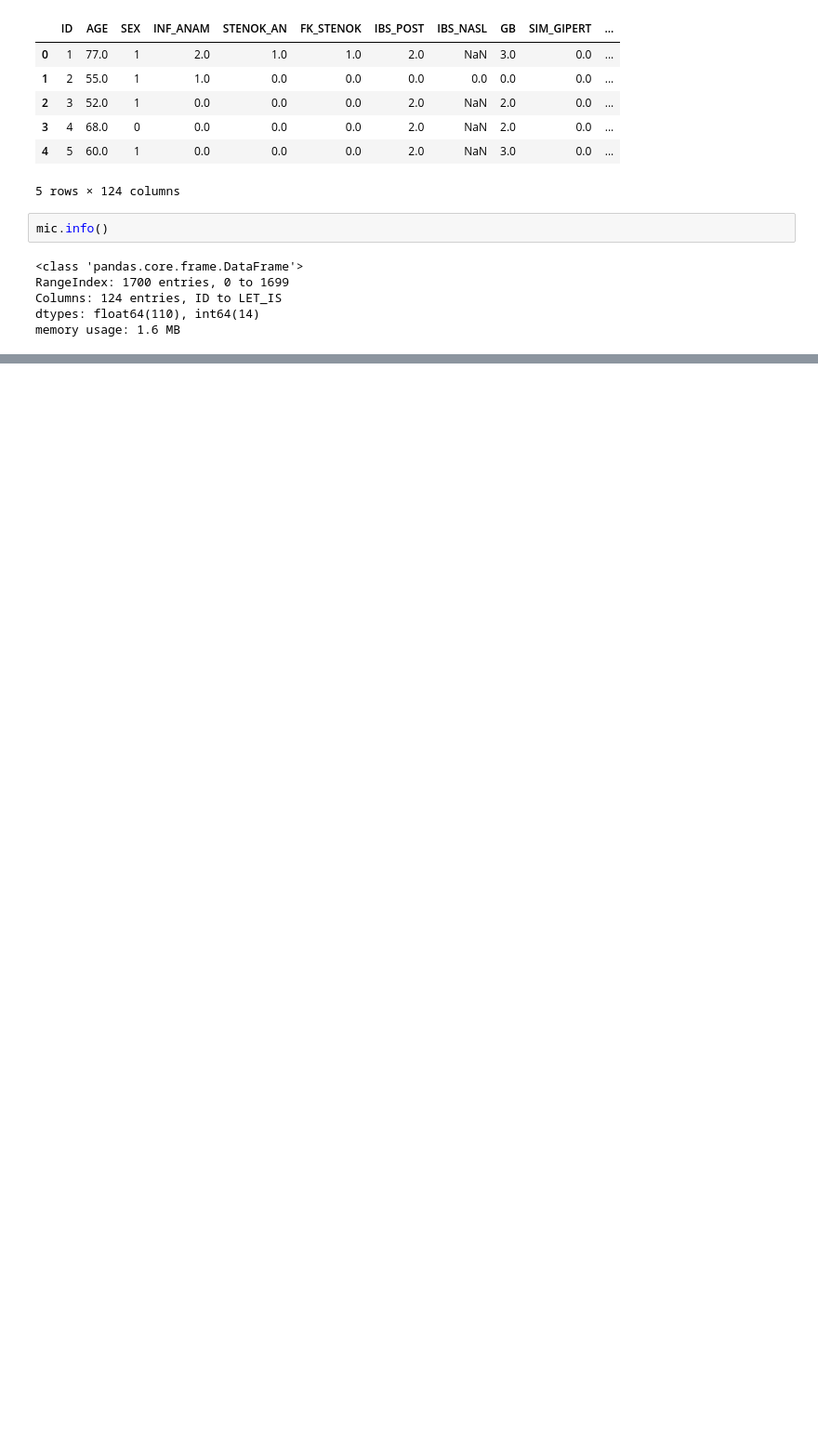
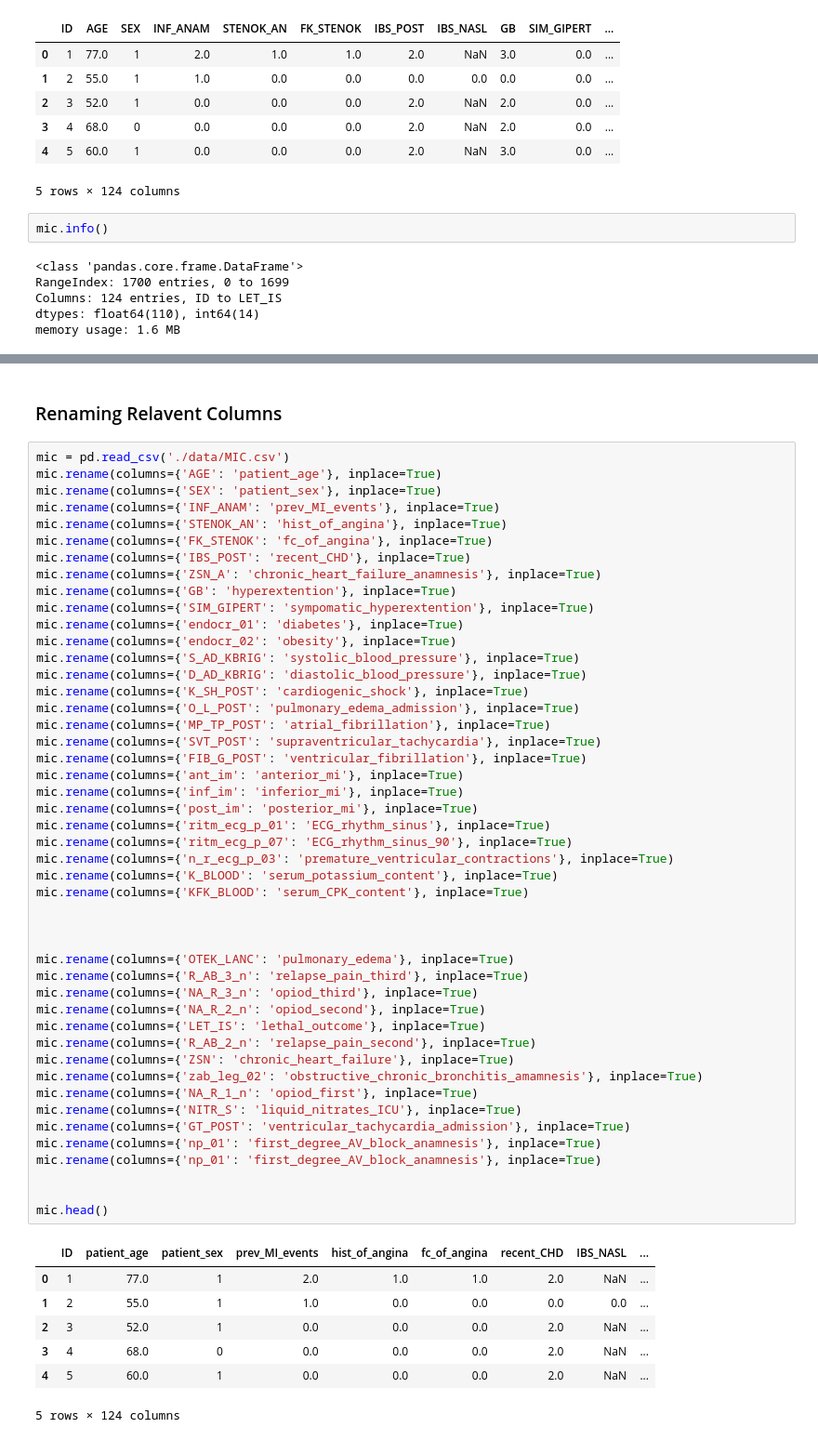
Before and after one commit to natalieseah/MLFinalProject, a Jupyter notebook: DataCleaning.ipynb, the cells around one changed output, grey strips where cells are left out. Shown at 93% size. Drawn from its saved outputs; the diff is of its cells as text; blank space fills up the shorter version.

Commit message:
data cleaning draft

```diff
--- a/DataCleaning.ipynb
+++ b/DataCleaning.ipynb
@@ -41,0 +42,57 @@ dtype: int64
+# %% [markdown]
+### Renaming Relavent Columns
+# %%
+mic = pd.read_csv('./data/MIC.csv')
+mic.rename(columns={'AGE': 'patient_age'}, inplace=True)
+mic.rename(columns={'SEX': 'patient_sex'}, inplace=True)
+mic.rename(columns={'INF_ANAM': 'prev_MI_events'}, inplace=True)
+mic.rename(columns={'STENOK_AN': 'hist_of_angina'}, inplace=True)
+mic.rename(columns={'FK_STENOK': 'fc_of_angina'}, inplace=True)
+mic.rename(columns={'IBS_POST': 'recent_CHD'}, inplace=True)
+mic.rename(columns={'ZSN_A': 'chronic_heart_failure_anamnesis'}, inplace=True)
+mic.rename(columns={'GB': 'hyperextention'}, inplace=True)
+mic.rename(columns={'SIM_GIPERT': 'sympomatic_hyperextention'}, inplace=True)
+mic.rename(columns={'endocr_01': 'diabetes'}, inplace=True)
+mic.rename(columns={'endocr_02': 'obesity'}, inplace=True)
+mic.rename(columns={'S_AD_KBRIG': 'systolic_blood_pressure'}, inplace=True)
+mic.rename(columns={'D_AD_KBRIG': 'diastolic_blood_pressure'}, inplace=True)
+mic.rename(columns={'K_SH_POST': 'cardiogenic_shock'}, inplace=True)
+mic.rename(columns={'O_L_POST': 'pulmonary_edema_admission'}, inplace=True)
+mic.rename(columns={'MP_TP_POST': 'atrial_fibrillation'}, inplace=True)
+mic.rename(columns={'SVT_POST': 'supraventricular_tachycardia'}, inplace=True)
+mic.rename(columns={'FIB_G_POST': 'ventricular_fibrillation'}, inplace=True)
+mic.rename(columns={'ant_im': 'anterior_mi'}, inplace=True)
+mic.rename(columns={'inf_im': 'inferior_mi'}, inplace=True)
+mic.rename(columns={'post_im': 'posterior_mi'}, inplace=True)
+mic.rename(columns={'ritm_ecg_p_01': 'ECG_rhythm_sinus'}, inplace=True)
+mic.rename(columns={'ritm_ecg_p_07': 'ECG_rhythm_sinus_90'}, inplace=True)
+mic.rename(columns={'n_r_ecg_p_03': 'premature_ventricular_contractions'}, inplace=True)
+mic.rename(columns={'K_BLOOD': 'serum_potassium_content'}, inplace=True)
+mic.rename(columns={'KFK_BLOOD': 'serum_CPK_content'}, inplace=True)
+
+
+
+mic.rename(columns={'OTEK_LANC': 'pulmonary_edema'}, inplace=True)
+mic.rename(columns={'R_AB_3_n': 'relapse_pain_third'}, inplace=True)
+mic.rename(columns={'NA_R_3_n': 'opiod_third'}, inplace=True)
+mic.rename(columns={'NA_R_2_n': 'opiod_second'}, inplace=True)
+mic.rename(columns={'LET_IS': 'lethal_outcome'}, inplace=True)
+mic.rename(columns={'R_AB_2_n': 'relapse_pain_second'}, inplace=True)
+mic.rename(columns={'ZSN': 'chronic_heart_failure'}, inplace=True)
+mic.rename(columns={'zab_leg_02': 'obstructive_chronic_bronchitis_amamnesis'}, inplace=True)
+mic.rename(columns={'NA_R_1_n': 'opiod_first'}, inplace=True)
+mic.rename(columns={'NITR_S': 'liquid_nitrates_ICU'}, inplace=True)
+mic.rename(columns={'GT_POST': 'ventricular_tachycardia_admission'}, inplace=True)
+mic.rename(columns={'np_01': 'first_degree_AV_block_anamnesis'}, inplace=True)
+mic.rename(columns={'np_01': 'first_degree_AV_block_anamnesis'}, inplace=True)
+
+
+mic.head()
+# %% [output]
+|  | ID | patient_age | patient_sex | prev_MI_events | hist_of_angina | fc_of_angina | recent_CHD | IBS_NASL | ... |
+| 0 | 1 | 77.0 | 1 | 2.0 | 1.0 | 1.0 | 2.0 | NaN | ... |
+| 1 | 2 | 55.0 | 1 | 1.0 | 0.0 | 0.0 | 0.0 | 0.0 | ... |
+| 2 | 3 | 52.0 | 1 | 0.0 | 0.0 | 0.0 | 2.0 | NaN | ... |
+| 3 | 4 | 68.0 | 0 | 0.0 | 0.0 | 0.0 | 2.0 | NaN | ... |
+| 4 | 5 | 60.0 | 1 | 0.0 | 0.0 | 0.0 | 2.0 | NaN | ... |
+5 rows × 124 columns
```
Also changed, not shown: parts of 16 cells of this notebook.
